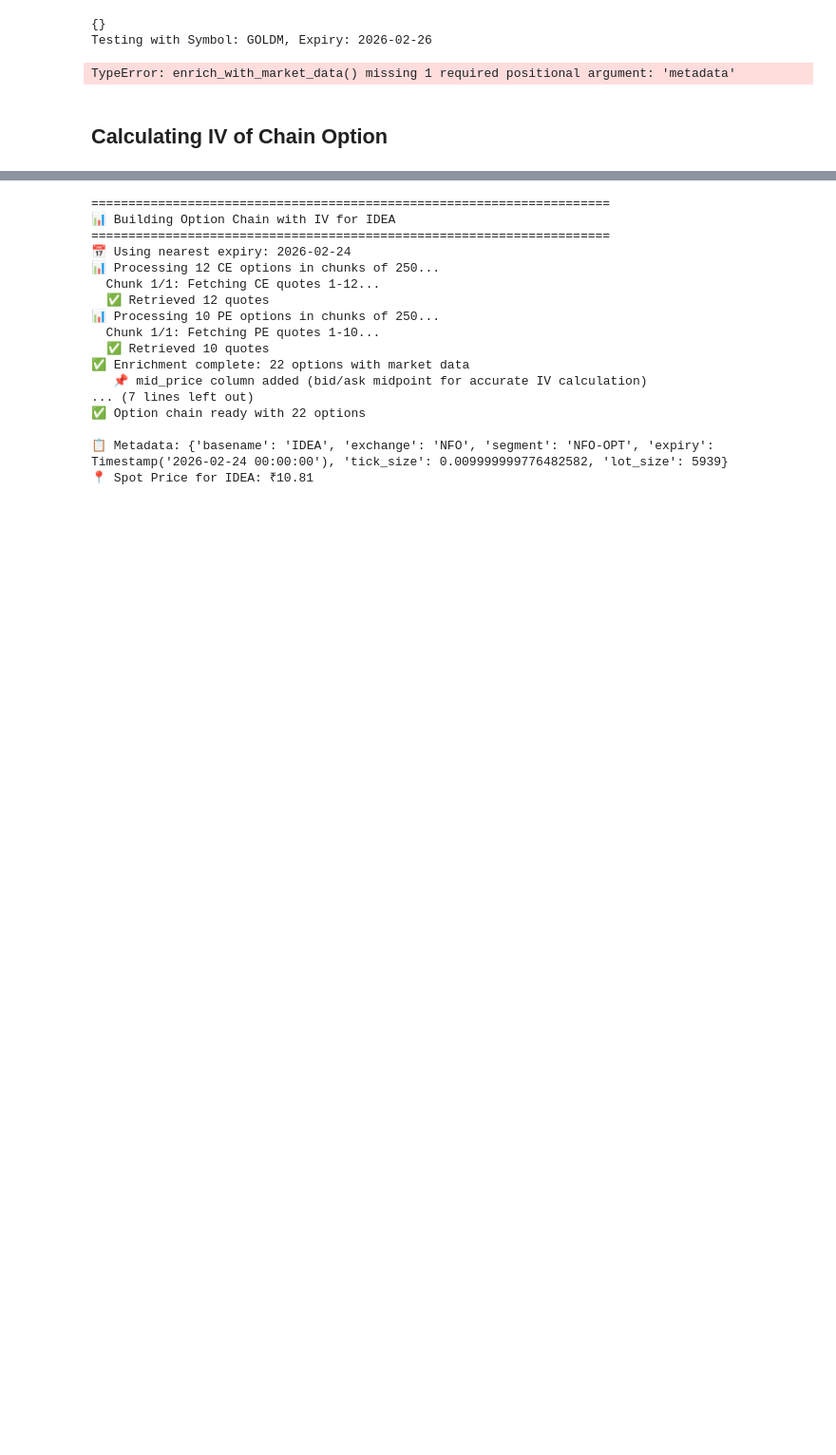
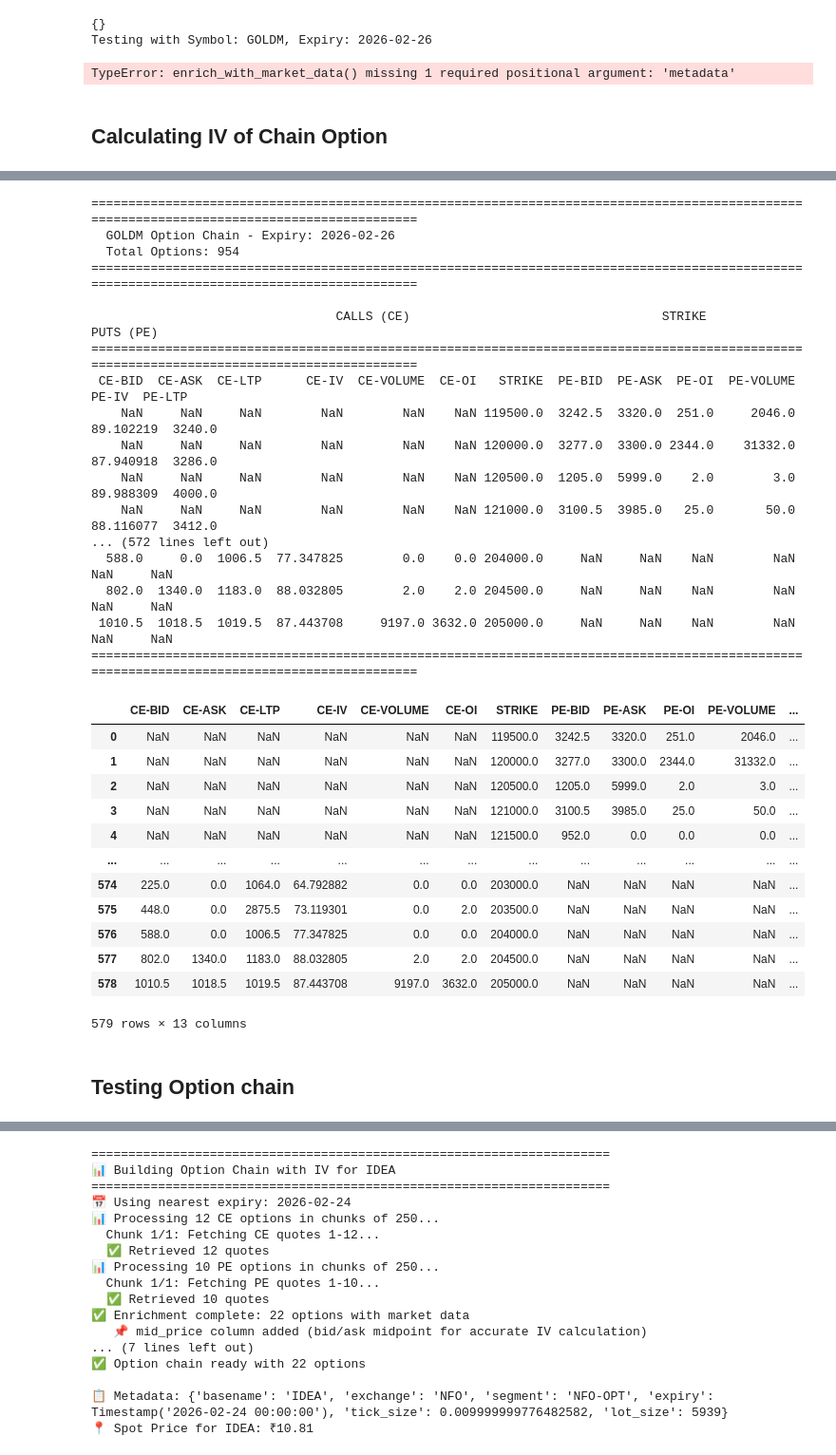
Before and after one commit to sathyakumarnandakumar-cmyk/project-pykite, a Jupyter notebook: tests.ipynb, the cells around one changed output, grey strips where cells are left out. Shown at 95% size. Drawn from its saved outputs; the diff is of its cells as text; code cells hidden in the pictures; blank space fills up the shorter version.

```diff
--- a/tests.ipynb
+++ b/tests.ipynb
@@ -1205,3 +1452,38 @@ if not chain_nifty.empty:
+# %%
+show_chain(chain_goldm, 'GOLDM')
+# %% [output]
+============================================================================================================================================
+  GOLDM Option Chain - Expiry: 2026-02-26
+  Total Options: 954
+============================================================================================================================================
+
+                                 CALLS (CE)                                  STRIKE                                  PUTS (PE)
+============================================================================================================================================
+ CE-BID  CE-ASK  CE-LTP      CE-IV  CE-VOLUME  CE-OI   STRIKE  PE-BID  PE-ASK  PE-OI  PE-VOLUME      PE-IV  PE-LTP
+    NaN     NaN     NaN        NaN        NaN    NaN 119500.0  3242.5  3320.0  251.0     2046.0  89.102219  3240.0
+    NaN     NaN     NaN        NaN        NaN    NaN 120000.0  3277.0  3300.0 2344.0    31332.0  87.940918  3286.0
+    NaN     NaN     NaN        NaN        NaN    NaN 120500.0  1205.0  5999.0    2.0        3.0  89.988309  4000.0
+    NaN     NaN     NaN        NaN        NaN    NaN 121000.0  3100.5  3985.0   25.0       50.0  88.116077  3412.0
+... (572 lines left out)
+  588.0     0.0  1006.5  77.347825        0.0    0.0 204000.0     NaN     NaN    NaN        NaN        NaN     NaN
+  802.0  1340.0  1183.0  88.032805        2.0    2.0 204500.0     NaN     NaN    NaN        NaN        NaN     NaN
+ 1010.5  1018.5  1019.5  87.443708     9197.0 3632.0 205000.0     NaN     NaN    NaN        NaN        NaN     NaN
+============================================================================================================================================
+|  | CE-BID | CE-ASK | CE-LTP | CE-IV | CE-VOLUME | CE-OI | STRIKE | PE-BID | PE-ASK | PE-OI | PE-VOLUME | ... |
+| 0 | NaN | NaN | NaN | NaN | NaN | NaN | 119500.0 | 3242.5 | 3320.0 | 251.0 | 2046.0 | ... |
+| 1 | NaN | NaN | NaN | NaN | NaN | NaN | 120000.0 | 3277.0 | 3300.0 | 2344.0 | 31332.0 | ... |
+| 2 | NaN | NaN | NaN | NaN | NaN | NaN | 120500.0 | 1205.0 | 5999.0 | 2.0 | 3.0 | ... |
+| 3 | NaN | NaN | NaN | NaN | NaN | NaN | 121000.0 | 3100.5 | 3985.0 | 25.0 | 50.0 | ... |
+| 4 | NaN | NaN | NaN | NaN | NaN | NaN | 121500.0 | 952.0 | 0.0 | 0.0 | 0.0 | ... |
+| ... | ... | ... | ... | ... | ... | ... | ... | ... | ... | ... | ... | ... |
+| 574 | 225.0 | 0.0 | 1064.0 | 64.792882 | 0.0 | 0.0 | 203000.0 | NaN | NaN | NaN | NaN | ... |
+| 575 | 448.0 | 0.0 | 2875.5 | 73.119301 | 0.0 | 2.0 | 203500.0 | NaN | NaN | NaN | NaN | ... |
+| 576 | 588.0 | 0.0 | 1006.5 | 77.347825 | 0.0 | 0.0 | 204000.0 | NaN | NaN | NaN | NaN | ... |
+| 577 | 802.0 | 1340.0 | 1183.0 | 88.032805 | 2.0 | 2.0 | 204500.0 | NaN | NaN | NaN | NaN | ... |
+| 578 | 1010.5 | 1018.5 | 1019.5 | 87.443708 | 9197.0 | 3632.0 | 205000.0 | NaN | NaN | NaN | NaN | ... |
+579 rows × 13 columns
+# %% [markdown]
+## Testing Option chain
 # %%
 import matplotlib.pyplot as plt
 import numpy as np
```
Also changed, not shown: parts of 17 cells of this notebook.
